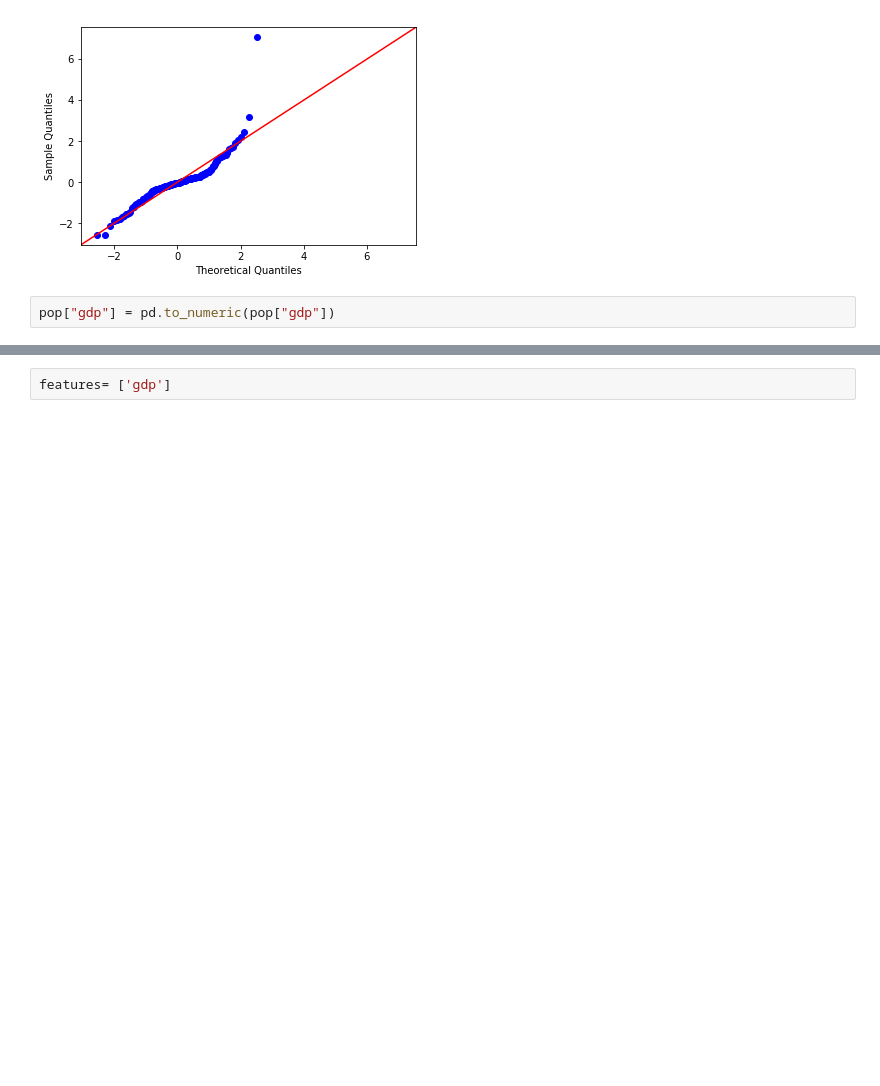
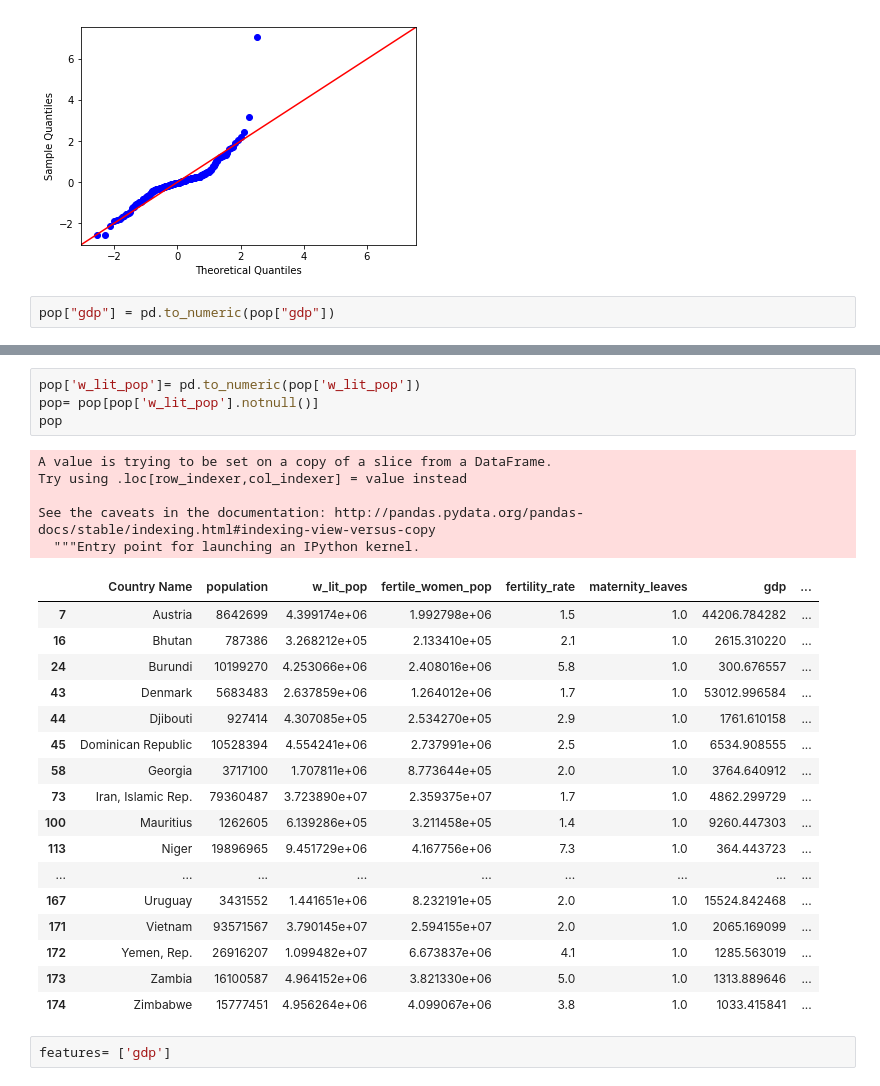
Before and after one commit to imamun93/Maternal_Mortality_Rate, a Jupyter notebook: WIP.ipynb, the cells around one changed output, grey strips where cells are left out. Drawn from its saved outputs; the diff is of its cells as text; blank space fills up the shorter version.

```diff
--- a/WIP.ipynb
+++ b/WIP.ipynb
@@ -1150,3 +1145,30 @@ pop
+# %%
+pop['w_lit_pop']= pd.to_numeric(pop['w_lit_pop'])
+pop= pop[pop['w_lit_pop'].notnull()]
+pop
+# %% [output]
+A value is trying to be set on a copy of a slice from a DataFrame.
+Try using .loc[row_indexer,col_indexer] = value instead
+
+See the caveats in the documentation: http://pandas.pydata.org/pandas-docs/stable/indexing.html#indexing-view-versus-copy
+  """Entry point for launching an IPython kernel.
+|  | Country Name | population | w_lit_pop | fertile_women_pop | fertility_rate | maternity_leaves | gdp | ... |
+| 7 | Austria | 8642699 | 4.399174e+06 | 1.992798e+06 | 1.5 | 1.0 | 44206.784282 | ... |
+| 16 | Bhutan | 787386 | 3.268212e+05 | 2.133410e+05 | 2.1 | 1.0 | 2615.310220 | ... |
+| 24 | Burundi | 10199270 | 4.253066e+06 | 2.408016e+06 | 5.8 | 1.0 | 300.676557 | ... |
+| 43 | Denmark | 5683483 | 2.637859e+06 | 1.264012e+06 | 1.7 | 1.0 | 53012.996584 | ... |
+| 44 | Djibouti | 927414 | 4.307085e+05 | 2.534270e+05 | 2.9 | 1.0 | 1761.610158 | ... |
+| 45 | Dominican Republic | 10528394 | 4.554241e+06 | 2.737991e+06 | 2.5 | 1.0 | 6534.908555 | ... |
+| 58 | Georgia | 3717100 | 1.707811e+06 | 8.773644e+05 | 2.0 | 1.0 | 3764.640912 | ... |
+| 73 | Iran, Islamic Rep. | 79360487 | 3.723890e+07 | 2.359375e+07 | 1.7 | 1.0 | 4862.299729 | ... |
+| 100 | Mauritius | 1262605 | 6.139286e+05 | 3.211458e+05 | 1.4 | 1.0 | 9260.447303 | ... |
+| 113 | Niger | 19896965 | 9.451729e+06 | 4.167756e+06 | 7.3 | 1.0 | 364.443723 | ... |
+| ... | ... | ... | ... | ... | ... | ... | ... | ... |
+| 167 | Uruguay | 3431552 | 1.441651e+06 | 8.232191e+05 | 2.0 | 1.0 | 15524.842468 | ... |
+| 171 | Vietnam | 93571567 | 3.790145e+07 | 2.594155e+07 | 2.0 | 1.0 | 2065.169099 | ... |
+| 172 | Yemen, Rep. | 26916207 | 1.099482e+07 | 6.673837e+06 | 4.1 | 1.0 | 1285.563019 | ... |
+| 173 | Zambia | 16100587 | 4.964152e+06 | 3.821330e+06 | 5.0 | 1.0 | 1313.889646 | ... |
+| 174 | Zimbabwe | 15777451 | 4.956264e+06 | 4.099067e+06 | 3.8 | 1.0 | 1033.415841 | ... |
 # %%
 features= ['gdp']
 # %%
```
Also changed, not shown: parts of 15 cells of this notebook.
